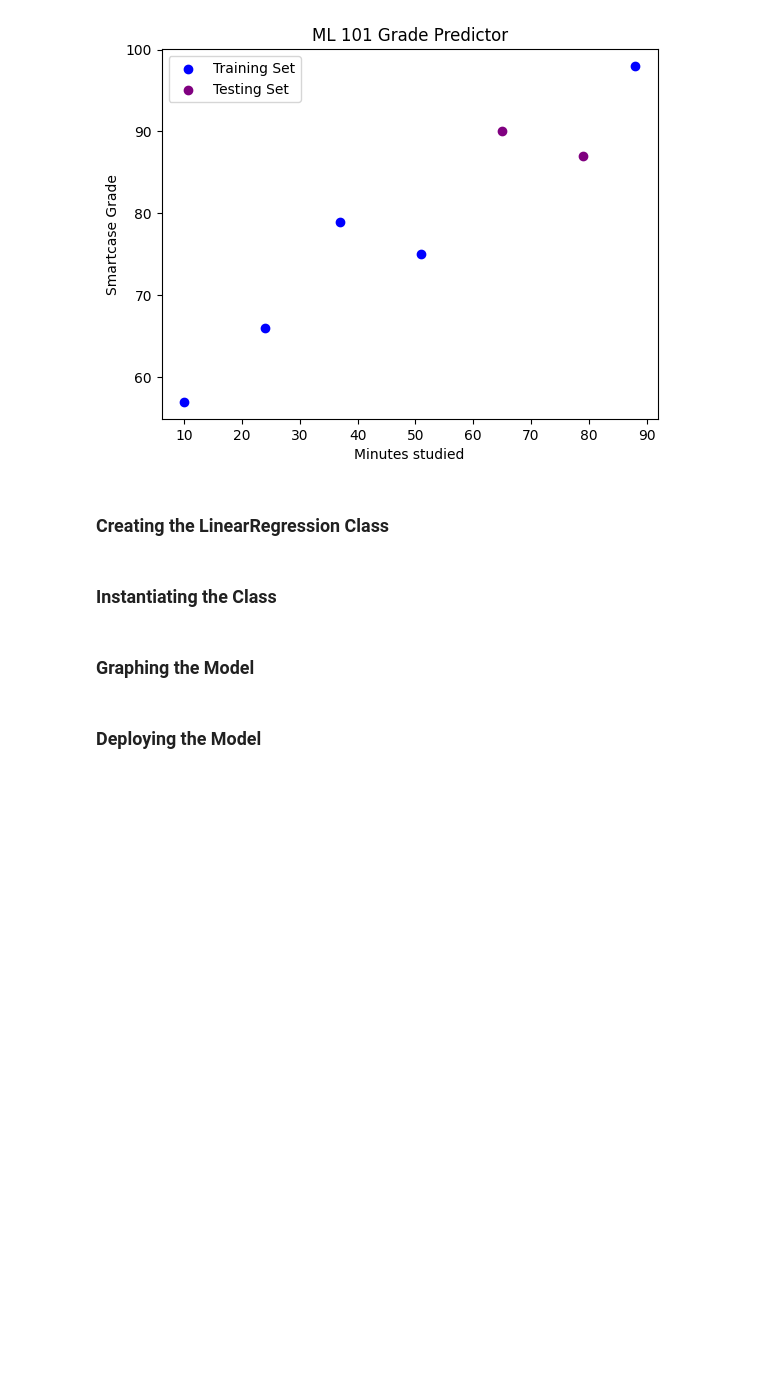
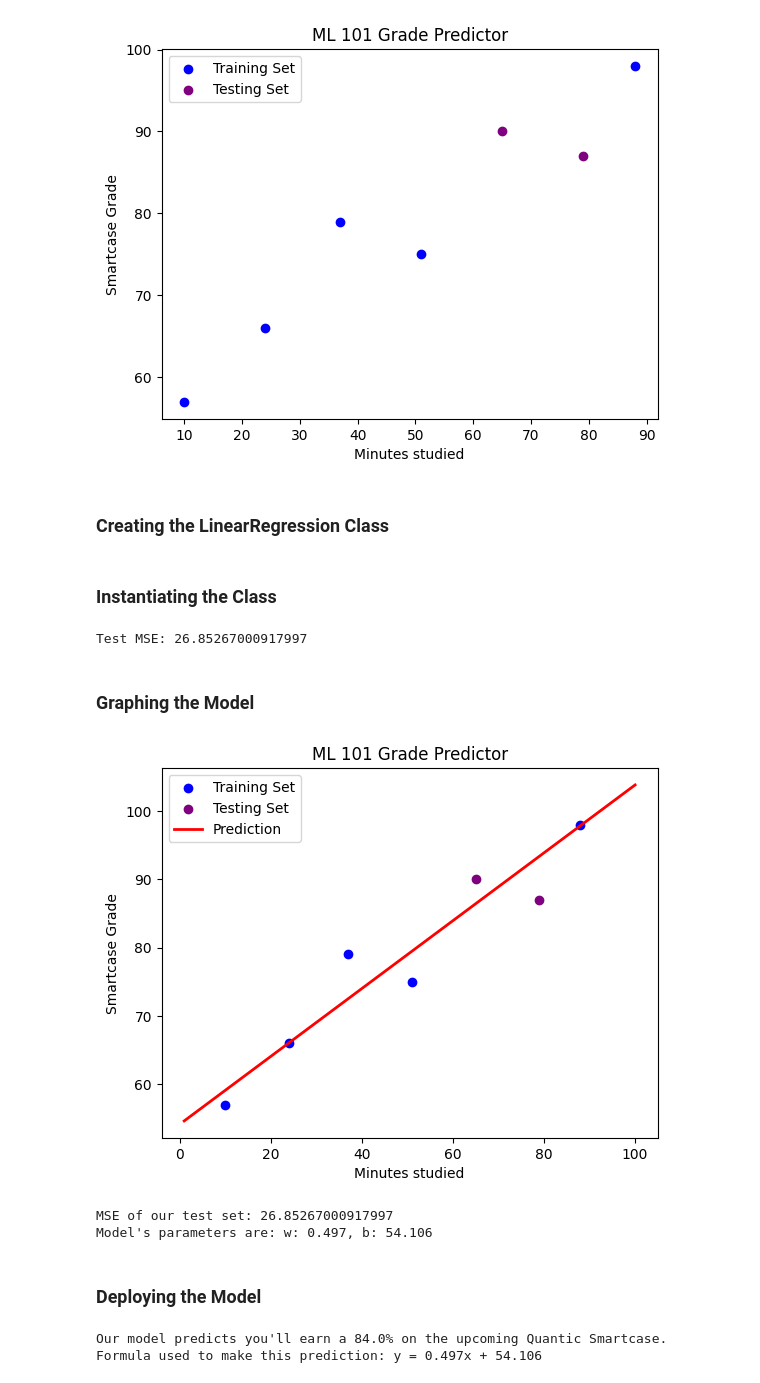
Before and after one commit to lalevel/dotfiles, a Jupyter notebook: ML101/CodingOurFirstMLModel.ipynb, the cells around one changed output. Saved outputs shown, nothing was run; the diff lists cells and outputs as text; code cells hidden in the pictures; blank space fills up the shorter version.

```diff
--- a/ML101/CodingOurFirstMLModel.ipynb
+++ b/ML101/CodingOurFirstMLModel.ipynb
@@ -61,24 +74,59 @@ mse_value = grade_predictor.mse() # what data does mse need?
+# %%
+# 0. Reshape to 2D and standardize (use training stats only)
+X_train_2d = X_train.reshape(-1, 1)
+X_test_2d = X_test.reshape(-1, 1)
+
+mu, sigma = X_train_2d.mean(axis=0), X_train_2d.std(axis=0)
+X_train_s = (X_train_2d - mu) / sigma
+X_test_s = (X_test_2d - mu) / sigma
+
+# 1. Instantiate (0.1 is fine on standardized features)
+grade_predictor = LinearRegression(learning_rate=0.1, n_iterations=1000)
+# 2. Train
+grade_predictor.train(X_train_s, y_train)
+# 3. Predict on unseen test features
+smartcase_predictions = grade_predictor.predict(X_test_s)
+# 4. Evaluate
+mse_value = grade_predictor.mse(smartcase_predictions, y_test)
+print("Test MSE:", mse_value)
+# %% [output]
+Test MSE: 26.85267000917997
 # %% [markdown]
 ### Graphing the Model
 # %%
 plt.scatter(X_train, y_train, color="blue", label="Training Set")
 plt.scatter(X_test, y_test, color="purple", label="Testing Set")
+
+x_data = np.linspace(1, 100, 100)
+w_orig = grade_predictor.w[0] / sigma[0]
+b_orig = grade_predictor.b - grade_predictor.w[0] * mu[0] / sigma[0]
+plt.plot(x_data, w_orig * x_data + b_orig, color="red", linewidth=2, label="Prediction")
+
 plt.title("ML 101 Grade Predictor")
-plt.legend()
 plt.xlabel("Minutes studied")
 plt.ylabel("Smartcase Grade")
+plt.legend()   # after plot(), so "Prediction" shows up in the legend
+plt.show()
 
-x_data = np.linspace(1,100,100)
-plt.plot(x_data, W_VALUE_HERE * x_data + B_VALUE_HERE,  color="red", linewidth=2, label="Prediction")
 print(f"MSE of our test set: {mse_value}")
-print(f"Model's parameters are: w: {W_VALUE_HERE}, b: {B_VALUE_HERE}")
+print(f"Model's parameters are: w: {w_orig:.3f}, b: {b_orig:.3f}")
+# %% [output]
+[figure, added]
+MSE of our test set: 26.85267000917997
+Model's parameters are: w: 0.497, b: 54.106
 # %% [markdown]
 ### Deploying the Model
 # %%
-your_grade = grade_predictor.predict(0) # put the number of minutes you plan to study here
-if(your_grade > 100):
-  your_grade = 100
-if(your_grade < 0):
-  your_grade = 0
-print(f"Our model predicts you'll earn a {round(your_grade,1)}% on the upcoming Quantic Smartcase.")
-print(f"Formula used to make this prediction: y = {round(W_VALUE_HERE, 3)}x + {round(B_VALUE_HERE, 3)}")
+minutes = 60  # put the number of minutes you plan to study here
+
+# Standardize with the training stats, then predict
+your_grade = grade_predictor.predict((np.array([[minutes]]) - mu) / sigma)[0]
+
+# Clip to the valid grade range
+your_grade = min(max(your_grade, 0), 100)
+
+print(f"Our model predicts you'll earn a {round(your_grade, 1)}% on the upcoming Quantic Smartcase.")
+print(f"Formula used to make this prediction: y = {round(w_orig, 3)}x + {round(b_orig, 3)}")
+# %% [output]
+Our model predicts you'll earn a 84.0% on the upcoming Quantic Smartcase.
+Formula used to make this prediction: y = 0.497x + 54.106
```
Also changed, not shown: parts of 3 cells of this notebook.
